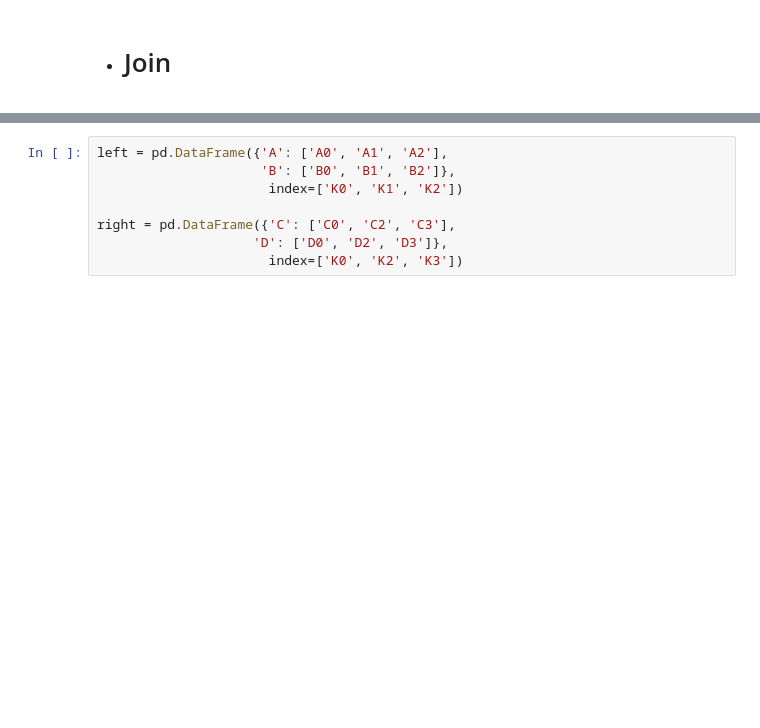
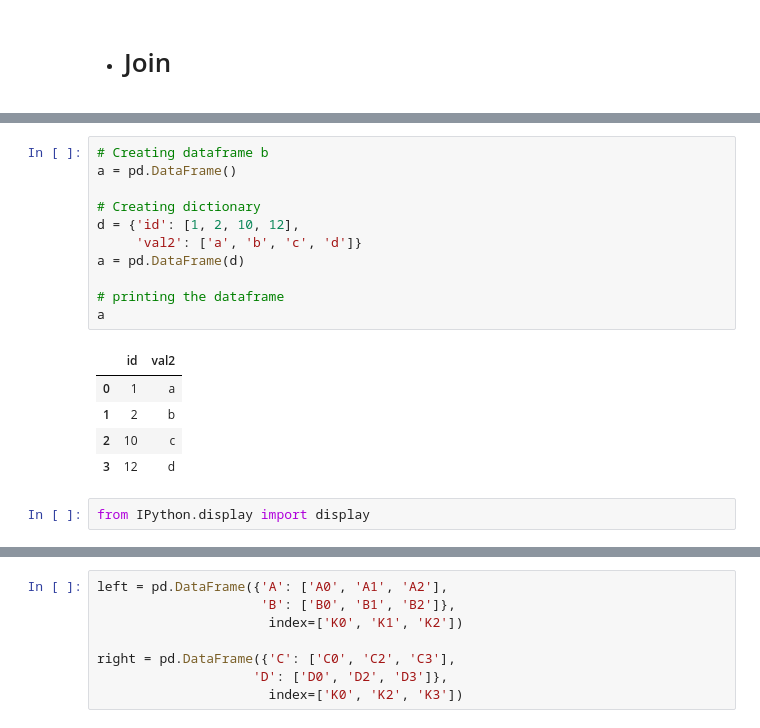
Before and after one commit to doumbiassa/GitHub_tutoring, a Jupyter notebook: Serries_and_Data_Frame.ipynb, the cells around one changed output, grey strips where cells are left out. Drawn from its saved outputs; the diff is of its cells as text; blank space fills up the shorter version.

```diff
--- a/Serries_and_Data_Frame.ipynb
+++ b/Serries_and_Data_Frame.ipynb
@@ -299,0 +331,19 @@ pd.merge(left, right, how='left', on=['key1', 'key2'])
+# %%
+# Creating dataframe b
+a = pd.DataFrame()
+
+# Creating dictionary
+d = {'id': [1, 2, 10, 12],
+     'val2': ['a', 'b', 'c', 'd']}
+a = pd.DataFrame(d)
+
+# printing the dataframe
+a
+# %% [output]
+|  | id | val2 |
+| 0 | 1 | a |
+| 1 | 2 | b |
+| 2 | 10 | c |
+| 3 | 12 | d |
+# %%
+from IPython.display import display
```
Also changed, not shown: parts of 23 cells of this notebook, 8 other files.
